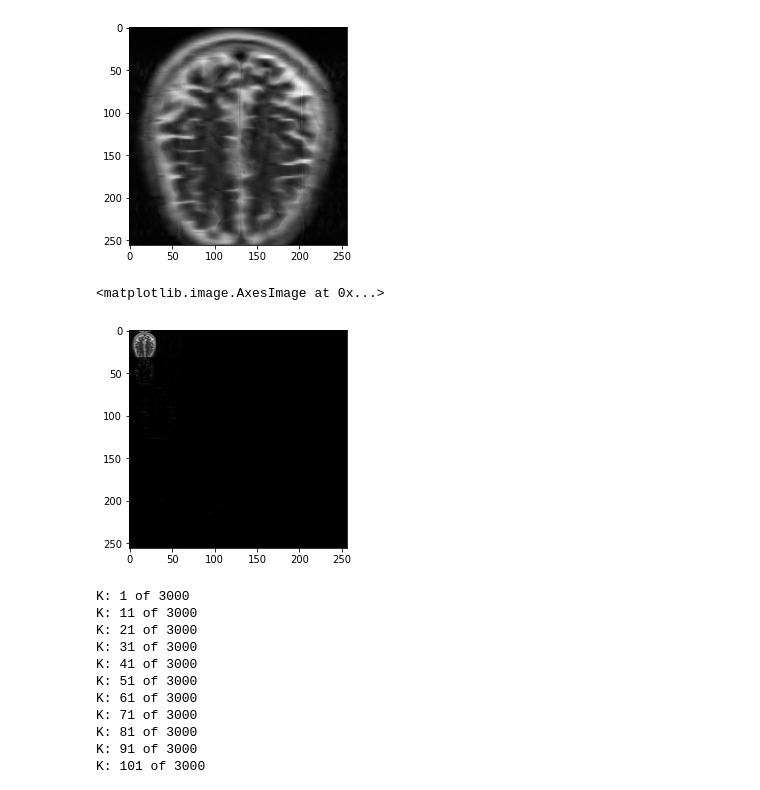
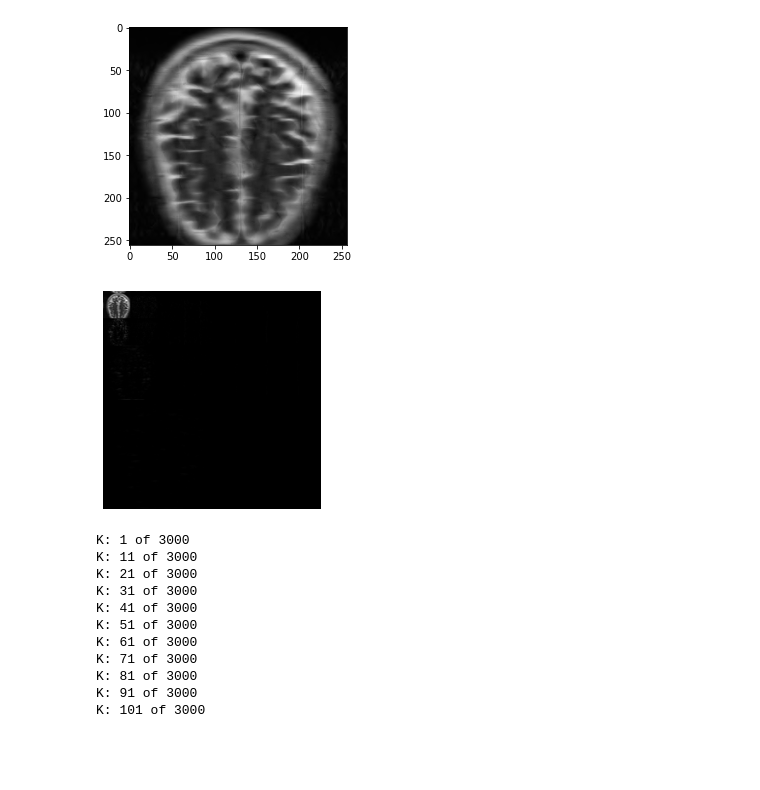
Before and after one commit to athornton1618/MRI_Compression, a Jupyter notebook: scripts/k_reconstruction_examples.ipynb, the cells around one changed output. Saved outputs shown, nothing was run; the diff lists cells and outputs as text; code cells hidden in the pictures; blank space fills up the shorter version.

```diff
--- a/scripts/k_reconstruction_examples.ipynb
+++ b/scripts/k_reconstruction_examples.ipynb
@@ -45,9 +46,10 @@ plt.imshow(np.abs(X_reconstruct), cmap='gray')
 # %%
 # What does the k-wavelet compression look like?
 plt.imshow(np.abs(X_encode), cmap='gray')
+plt.axis('off')
+plt.savefig('../images/true_scan_wavelet.png', dpi=100)
 # %% [output]
-<matplotlib.image.AxesImage at 0x...>
-[figure, old version]
+[figure, new version]
 # %%
 # Let's try a bunch of k values, and determine loss for each
 N = 3000 #256*256
```
Also changed, not shown: parts of 1 cell of this notebook, 11 other files.
